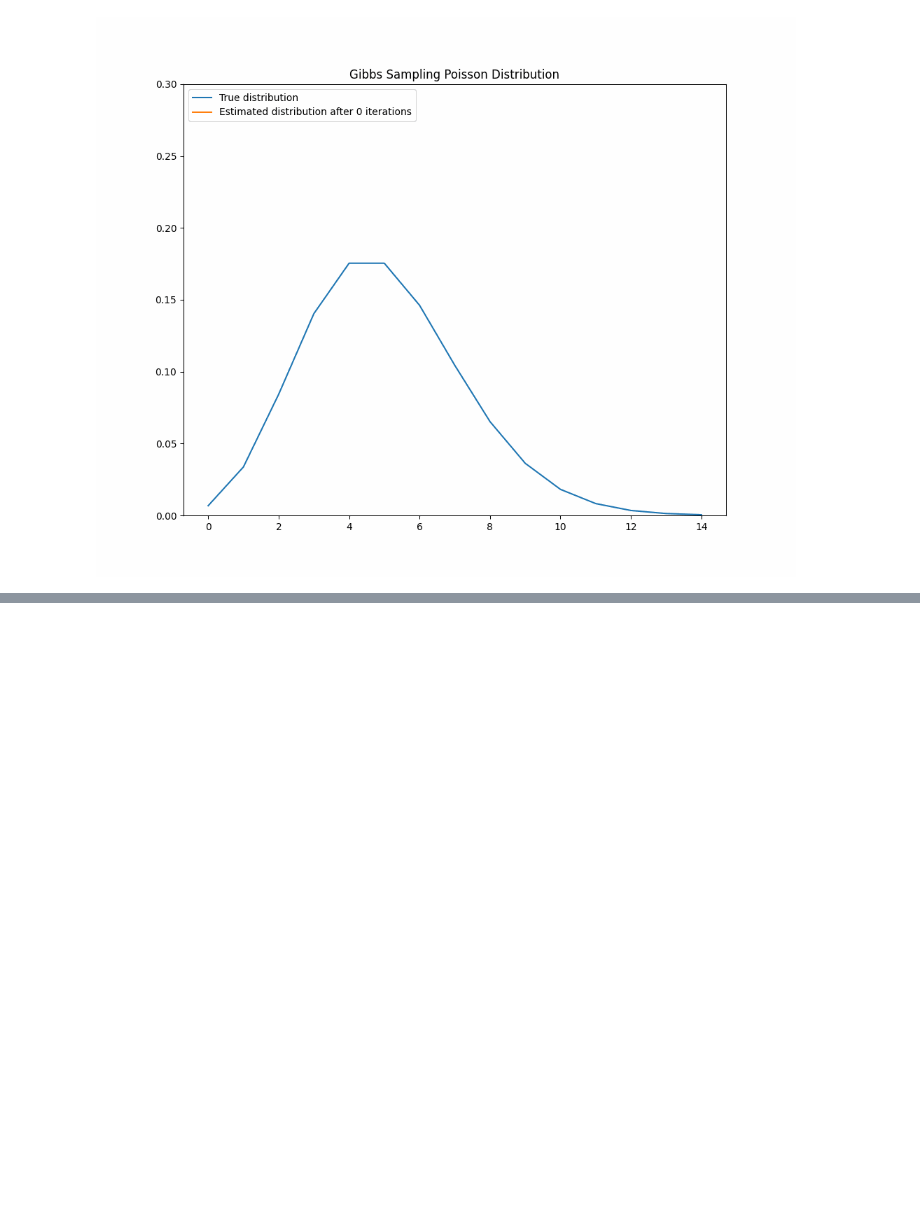
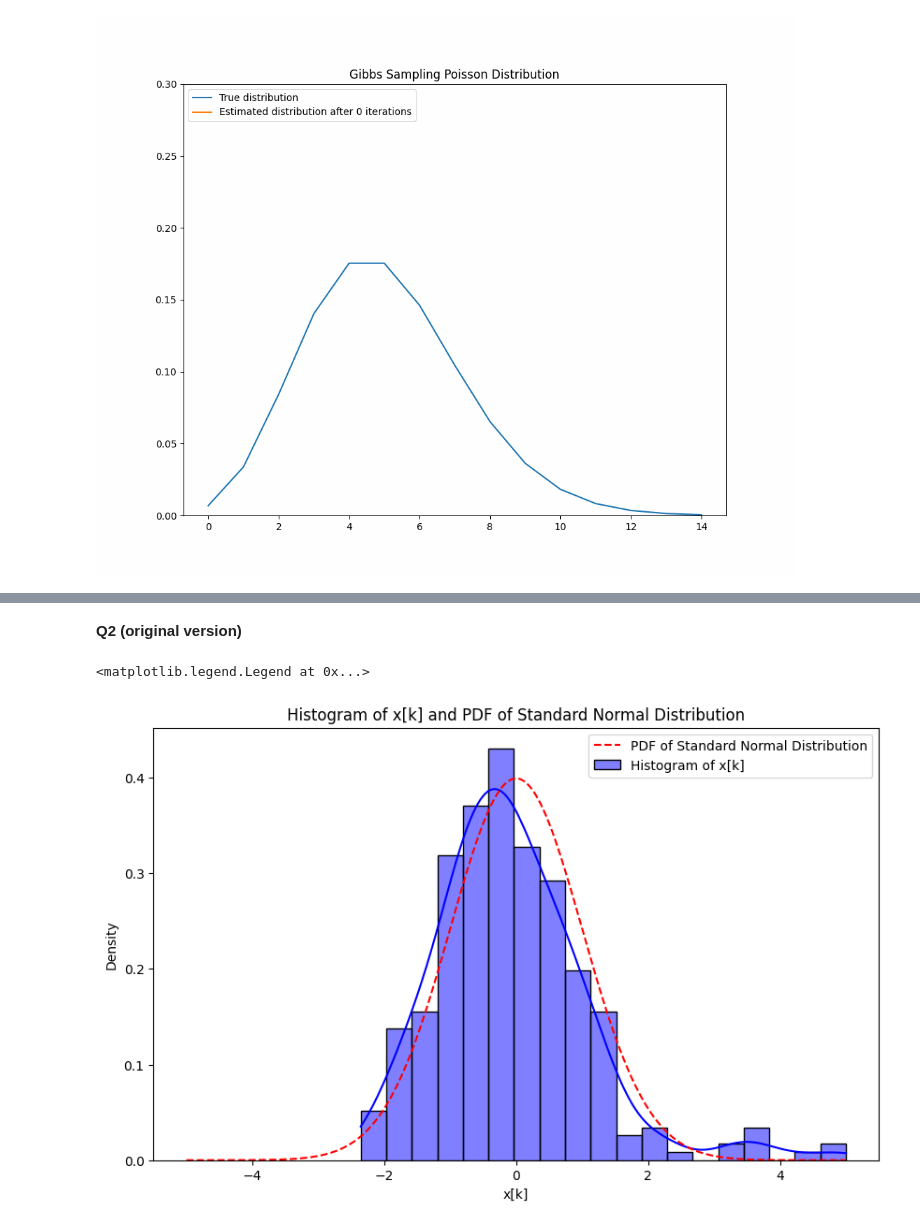
Before and after one commit to filipols/SSY316, a Jupyter notebook: Assignment5_Q1(alt)_Q2(orig).ipynb, the cells around one changed output, grey strips where cells are left out. Drawn from its saved outputs; the diff is of its cells as text; code cells hidden in the pictures; blank space fills up the shorter version.

```diff
--- a/Assignment5_Q1.ipynb
+++ b/Assignment5_Q1(alt)_Q2(orig).ipynb
@@ -232,0 +253,2 @@ plot_trace_and_histogram(mu_samples, beta_samples)
+# %% [markdown]
+**Q2 (original version)**
@@ -232,0 +259,24 @@ plot_trace_and_histogram(mu_samples, beta_samples)
+# %%
+K = 300
+
+x = np.zeros(K)
+x[0] = 5
+
+for k in range(1, K):
+    v_k = np.random.normal(0, np.sqrt(0.19))    # mean and standard deviation
+    x[k] = 0.9 * x[k-1] + v_k
+
+plt.figure(figsize=(10, 6))
+sns.histplot(x, kde=True, stat = 'density', color='blue', label = "Histogram of x[k]")
+
+x_vals = np.linspace(-5, 5, 1000)
+pdf_vals = (1/np.sqrt(2 * np.pi)) * np.exp(-0.5 * x_vals**2)
+plt.plot(x_vals, pdf_vals, label = 'PDF of Standard Normal Distribution', color = 'red', linestyle = '--')
+
+plt.title('Histogram of x[k] and PDF of Standard Normal Distribution')
+plt.xlabel('x[k]')
+plt.ylabel('Density')
+plt.legend()
+# %% [output]
+<matplotlib.legend.Legend at 0x...>
+[figure, added]
```
Also changed, not shown: parts of 6 cells of this notebook, 4 other files.
